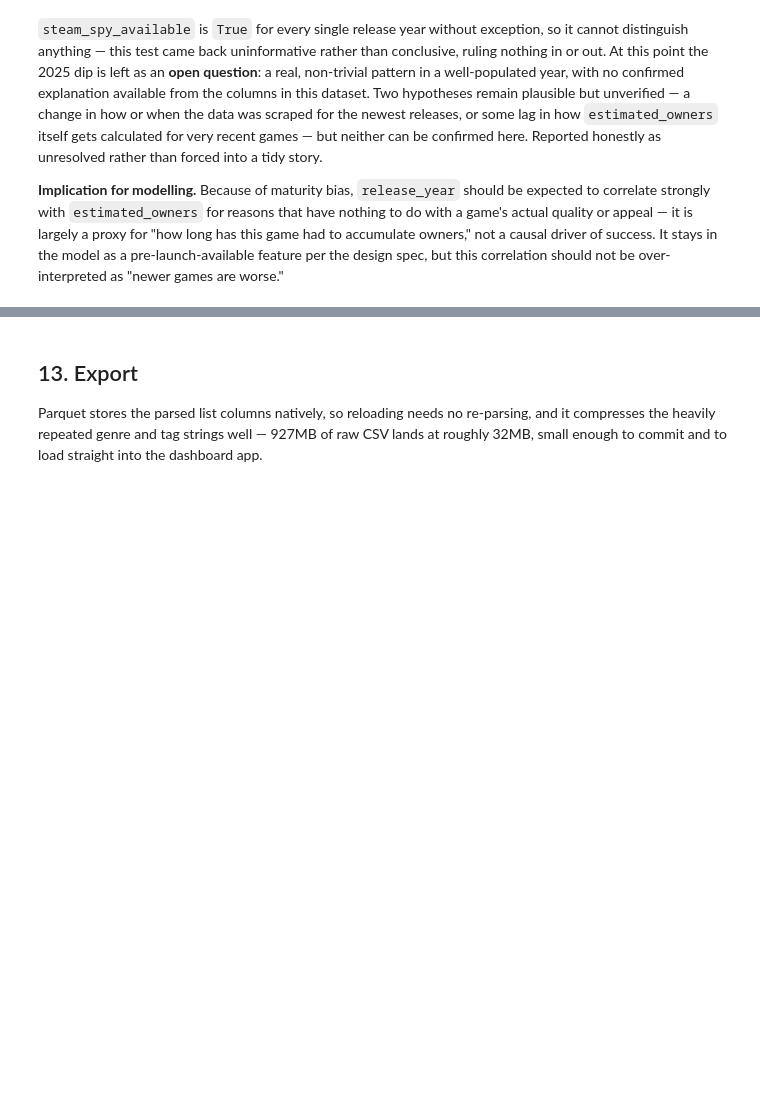
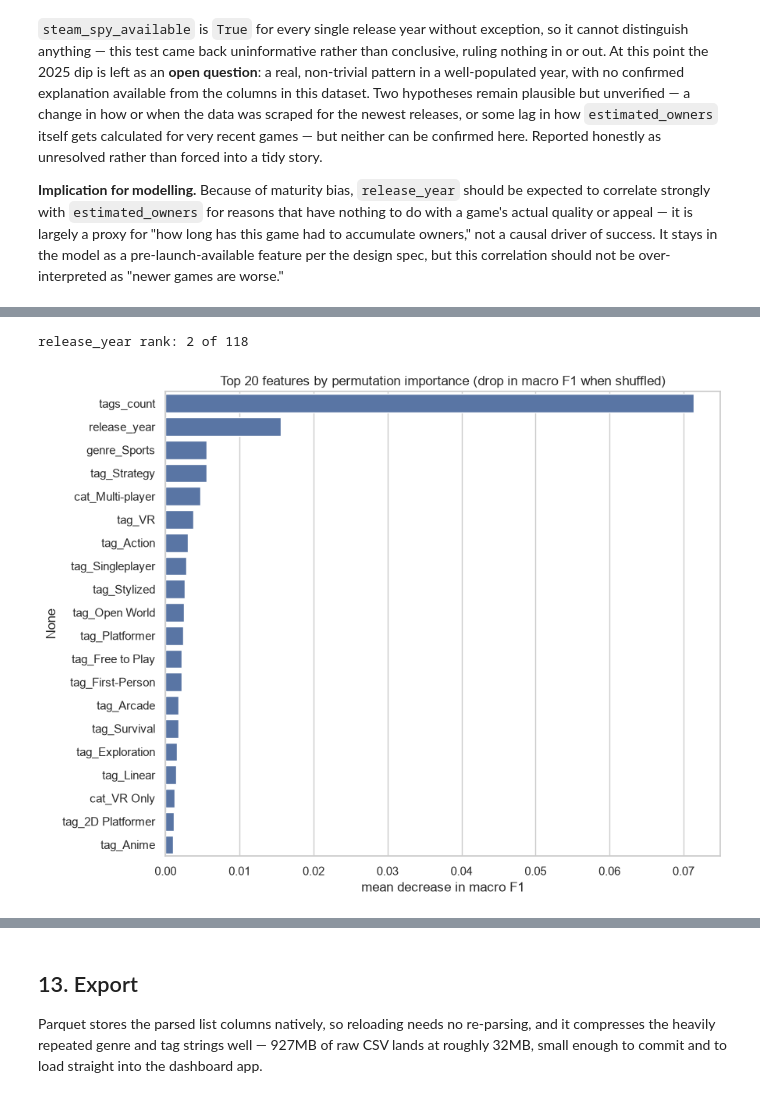
Before and after one commit to AhmadKanaan0/steam-games-analysis, a Jupyter notebook: notebook/steam_analysis.ipynb, the cells around one changed output, grey strips where cells are left out. Saved outputs shown, nothing was run; the diff lists cells and outputs as text; code cells hidden in the pictures; blank space fills up the shorter version.

```diff
--- a/notebook/steam_analysis.ipynb
+++ b/notebook/steam_analysis.ipynb
@@ -345,0 +892,19 @@ pd.crosstab(df['release_year'], df['steam_spy_available'], normalize='index') *
+# %%
+X_year = X_rich.copy()
+X_year["release_year"] = model_df["release_year"]
+
+Xy_train, Xy_test, yy_train, yy_test = train_test_split(
+    X_year, y, test_size=0.2, stratify=y, random_state=42
+)
+
+with_year = HistGradientBoostingClassifier(class_weight="balanced", random_state=42)
+with_year.fit(Xy_train, yy_train)
+year_pred = with_year.predict(Xy_test)
+
+year_off_by = (yy_test.map(rank).to_numpy() - pd.Series(year_pred).map(rank).to_numpy())
+
+print(f"{'':<22}{'without year':>14}{'with year':>12}")
+print(f"{'accuracy':<22}{accuracy_score(yr_test, rich_pred):>14.3f}{accuracy_score(yy_test, year_pred):>12.3f}")
+print(f"{'macro F1':<22}{f1_score(yr_test, rich_pred, average='macro'):>14.3f}"
+      f"{f1_score(yy_test, year_pred, average='macro'):>12.3f}")
+print(f"{'within one bucket':<22}{(abs(rich_off_by) <= 1).mean():>14.3f}{(abs(year_off_by) <= 1).mean():>12.3f}")
@@ -345,0 +926,28 @@ pd.crosstab(df['release_year'], df['steam_spy_available'], normalize='index') *
+# %%
+from sklearn.inspection import permutation_importance
+
+# Subsampled for runtime: 118 features x 3 shuffles is a lot of scoring passes.
+sample = Xy_test.sample(8000, random_state=42)
+
+perm = permutation_importance(
+    with_year, sample, yy_test.loc[sample.index],
+    scoring="f1_macro", n_repeats=3, random_state=42, n_jobs=-1,
+)
+
+importance = (
+    pd.Series(perm.importances_mean, index=Xy_test.columns)
+    .sort_values(ascending=False)
+)
+
+top = importance.head(20)
+
+plt.figure(figsize=(9, 7))
+sns.barplot(x=top.values, y=top.index)
+plt.title("Top 20 features by permutation importance (drop in macro F1 when shuffled)")
+plt.xlabel("mean decrease in macro F1")
+plt.tight_layout()
+
+print(f"release_year rank: {list(importance.index).index('release_year') + 1} of {len(importance)}")
+# %% [output]
+release_year rank: 2 of 118
+[figure, added]
```
Also changed, not shown: parts of 53 cells of this notebook, 2 other files.
